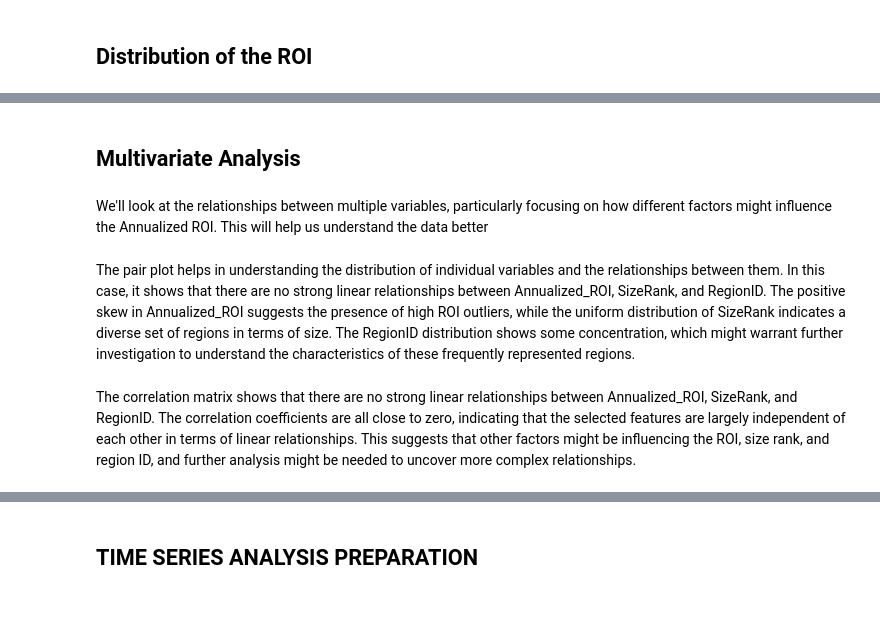
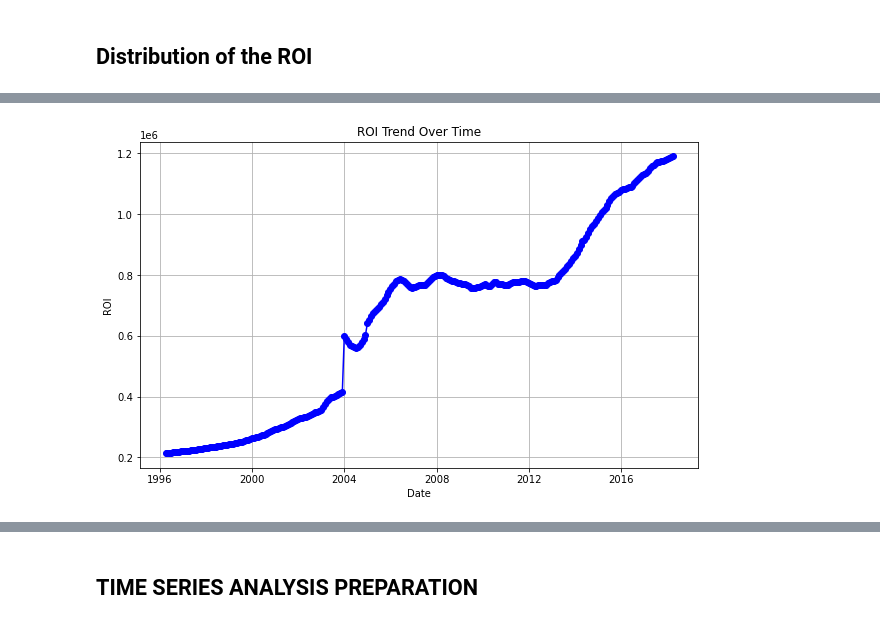
Before and after one commit to Sandrakiptumm/phase-4-group-3-project, a Jupyter notebook: index.ipynb, the cells around one changed output, grey strips where cells are left out. Cells and saved outputs as stored; diff of their text form; code cells hidden in the pictures.

```diff
--- a/index.ipynb
+++ b/index.ipynb
@@ -585,8 +503,20 @@ The District of Columbia (DC) leads with the highest average of Annualized ROI.
-# %% [markdown]
-## Multivariate Analysis
-# %% [markdown]
-We'll look at the relationships between multiple variables, particularly focusing on how different factors might influence the Annualized ROI. This will help us understand the data better
-# %% [markdown]
-The pair plot helps in understanding the distribution of individual variables and the relationships between them. In this case, it shows that there are no strong linear relationships between Annualized_ROI, SizeRank, and RegionID. The positive skew in Annualized_ROI suggests the presence of high ROI outliers, while the uniform distribution of SizeRank indicates a diverse set of regions in terms of size. The RegionID distribution shows some concentration, which might warrant further investigation to understand the characteristics of these frequently represented regions.
-# %% [markdown]
-The correlation matrix shows that there are no strong linear relationships between Annualized_ROI, SizeRank, and RegionID. The correlation coefficients are all close to zero, indicating that the selected features are largely independent of each other in terms of linear relationships. This suggests that other factors might be influencing the ROI, size rank, and region ID, and further analysis might be needed to uncover more complex relationships.
+# %%
+
+def plot_roi_trend(df):
+    """
+    Plot the trend of ROI values over time.
+    """
+    # Ensure the index is of datetime type
+    df.index = pd.to_datetime(df.index)
+    # Plot the ROI values
+    plt.figure(figsize=(10, 6))
+    plt.plot(df.index, df['value'], marker='o', linestyle='-', color='b')
+    plt.title('ROI Trend Over Time')
+    plt.xlabel('Date')
+    plt.ylabel('ROI')
+    plt.grid(True)
+    plt.show()
+# %%
+plot_roi_trend(nyc)
+# %% [output]
+[figure, added]
```
Also changed, not shown: parts of 60 cells of this notebook.
